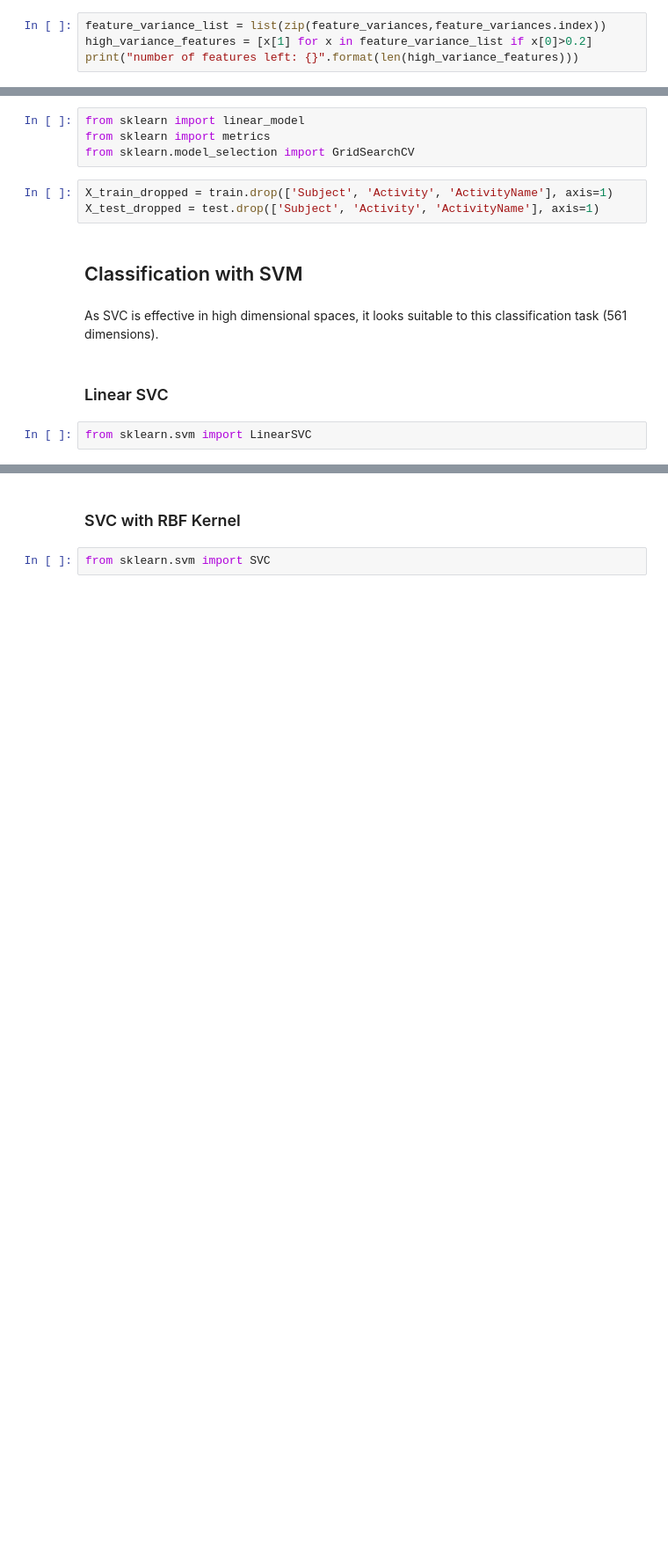
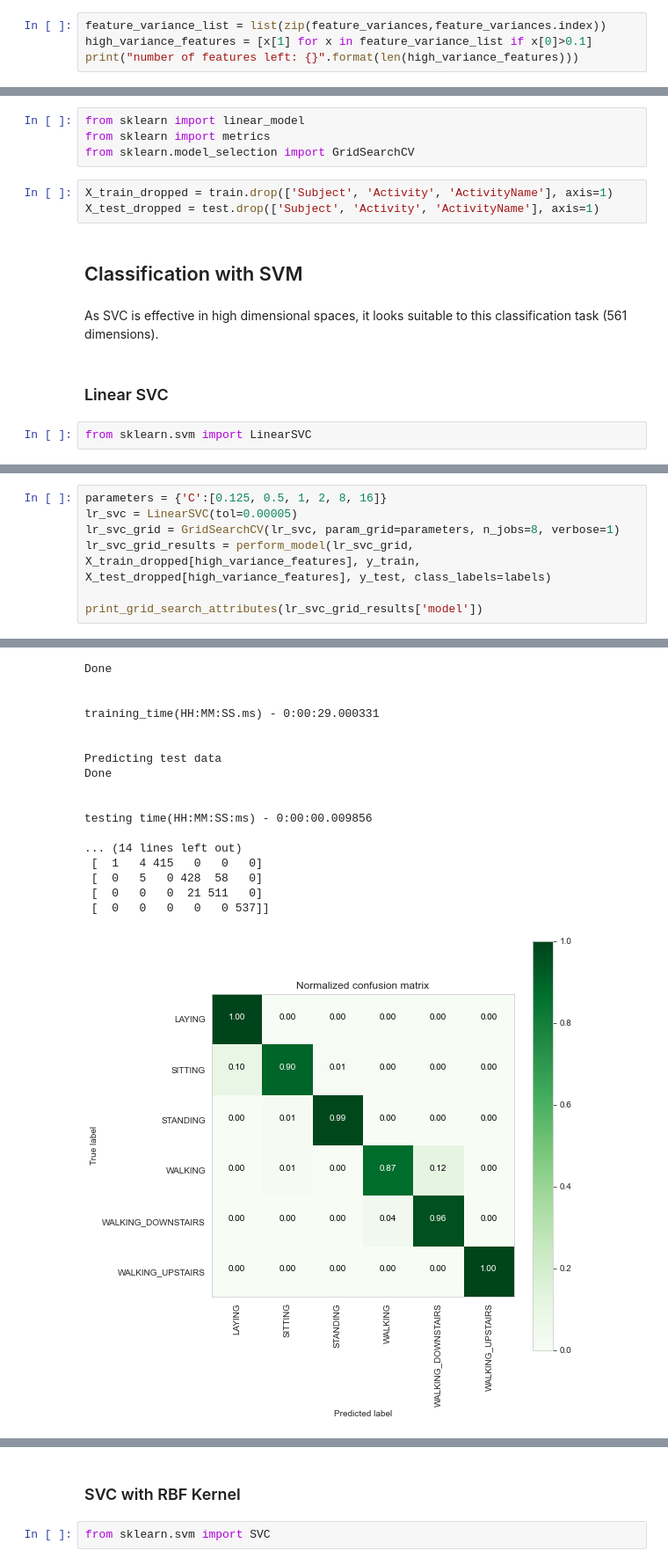
Before and after one commit to lohQ/hac-notebook, a Jupyter notebook: QY_Notebook.ipynb, the cells around one changed output, grey strips where cells are left out. Shown at 88% size. Saved outputs shown, nothing was run; the diff lists cells and outputs as text; blank space fills up the shorter version.

Commit message:
minor update on high variance features

```diff
--- a/QY_Notebook.ipynb
+++ b/QY_Notebook.ipynb
@@ -228,5 +229,5 @@ Many features have variances within the range of (0, 0.3), hence could try to do
 # %%
 feature_variance_list = list(zip(feature_variances,feature_variances.index))
-high_variance_features = [x[1] for x in feature_variance_list if x[0]>0.2]
+high_variance_features = [x[1] for x in feature_variance_list if x[0]>0.1]
 print("number of features left: {}".format(len(high_variance_features)))
 # %% [output]
@@ -450,0 +451,8 @@ print_grid_search_attributes(lr_svc_grid_results['model'])
+# %%
+parameters = {'C':[0.125, 0.5, 1, 2, 8, 16]}
+lr_svc = LinearSVC(tol=0.00005)
+lr_svc_grid = GridSearchCV(lr_svc, param_grid=parameters, n_jobs=8, verbose=1)
+lr_svc_grid_results = perform_model(lr_svc_grid, X_train_dropped[high_variance_features], y_train, X_test_dropped[high_variance_features], y_test, class_labels=labels)
+
+print_grid_search_attributes(lr_svc_grid_results['model'])
+# %% [output]
@@ -450,0 +463,18 @@ print_grid_search_attributes(lr_svc_grid_results['model'])
+Done
+
+
+training_time(HH:MM:SS.ms) - 0:00:29.000331
+
+
+Predicting test data
+Done
+
+
+testing time(HH:MM:SS:ms) - 0:00:00.009856
+
+... (14 lines left out)
+ [  1   4 415   0   0   0]
+ [  0   5   0 428  58   0]
+ [  0   0   0  21 511   0]
+ [  0   0   0   0   0 537]]
+[figure, added]
```
Also changed, not shown: parts of 28 cells of this notebook, 1 other file.
